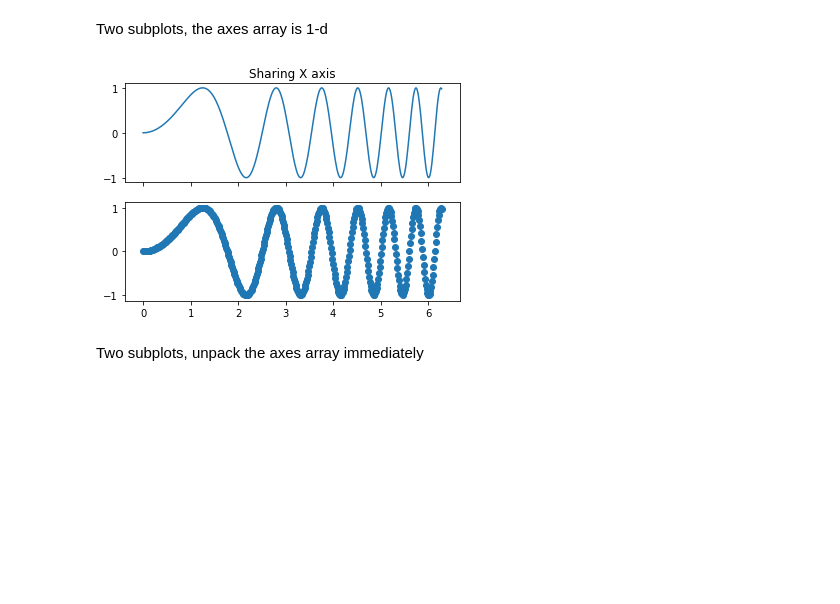
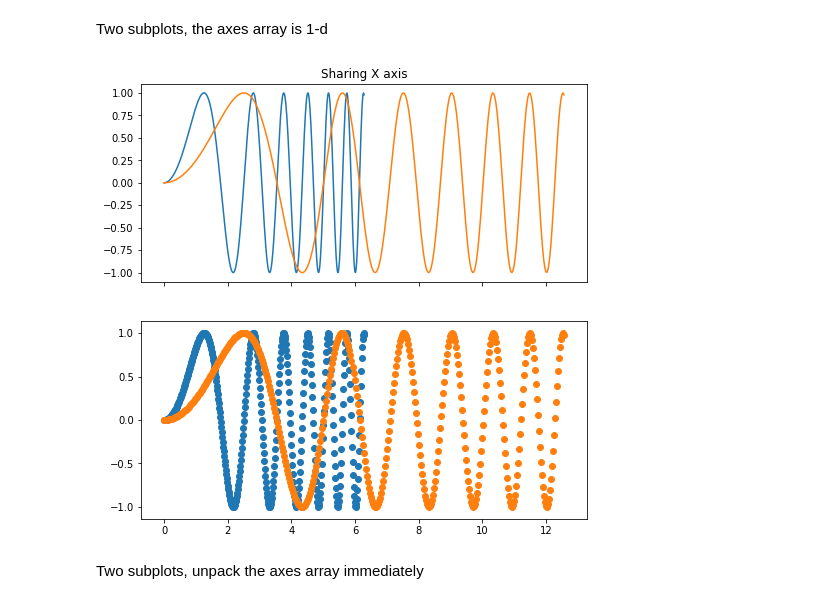
Before and after one commit to FGV-EMAp/FGV_Programming_Languages, a Jupyter notebook: Python/Notebooks/Aula_12_Numpy_Matplotlib_Pandas.ipynb, the cells around one changed output. Cells and saved outputs as stored; diff of their text form; code cells hidden in the pictures; blank space fills up the shorter version.

```diff
--- a/Python/Notebooks/Aula_12_Numpy_Matplotlib_Pandas.ipynb
+++ b/Python/Notebooks/Aula_12_Numpy_Matplotlib_Pandas.ipynb
@@ -360,13 +365,18 @@ plt.show()
 # %% [markdown]
 Two subplots, the axes array is 1-d
 # %%
-f, axarr = plt.subplots(2, sharex=True)
-axarr[0].plot(x, y)
-axarr[0].set_title('Sharing X axis')
-axarr[1].scatter(x, y)
+x = np.linspace(0, 2 * np.pi, 400)
+y = np.sin(x ** 2)
+
+f, ax = plt.subplots(2, figsize=(8,8), sharex=True)
+ax[0].plot(x, y)
+ax[0].plot(2*x, y)
+ax[0].set_title('Sharing X axis')
+ax[1].scatter(x, y)
+ax[1].scatter(2*x, y)
 plt.show()
 # %% [output]
-[figure, old version]
+[figure, new version]
 # %% [markdown]
 Two subplots, unpack the axes array immediately
 # %%
```
Also changed, not shown: parts of 16 cells of this notebook.
